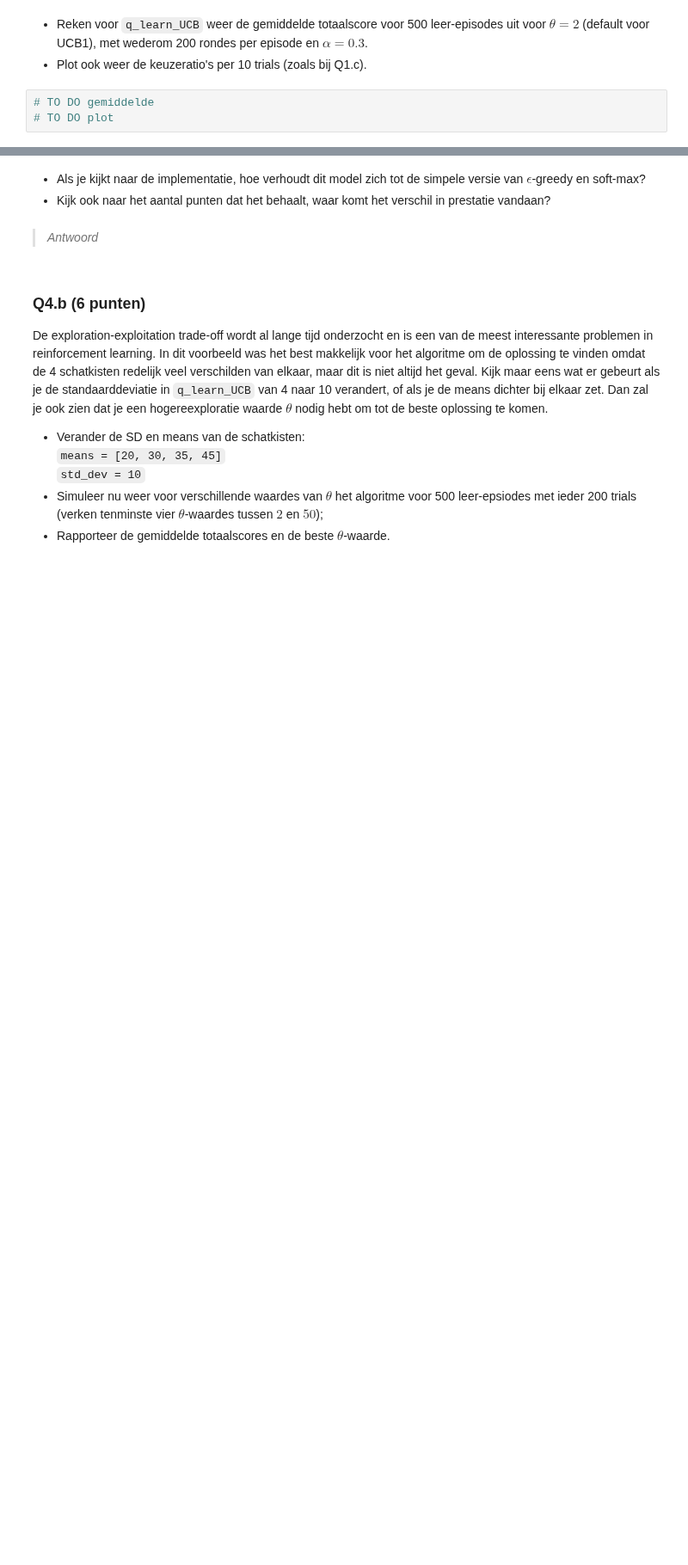
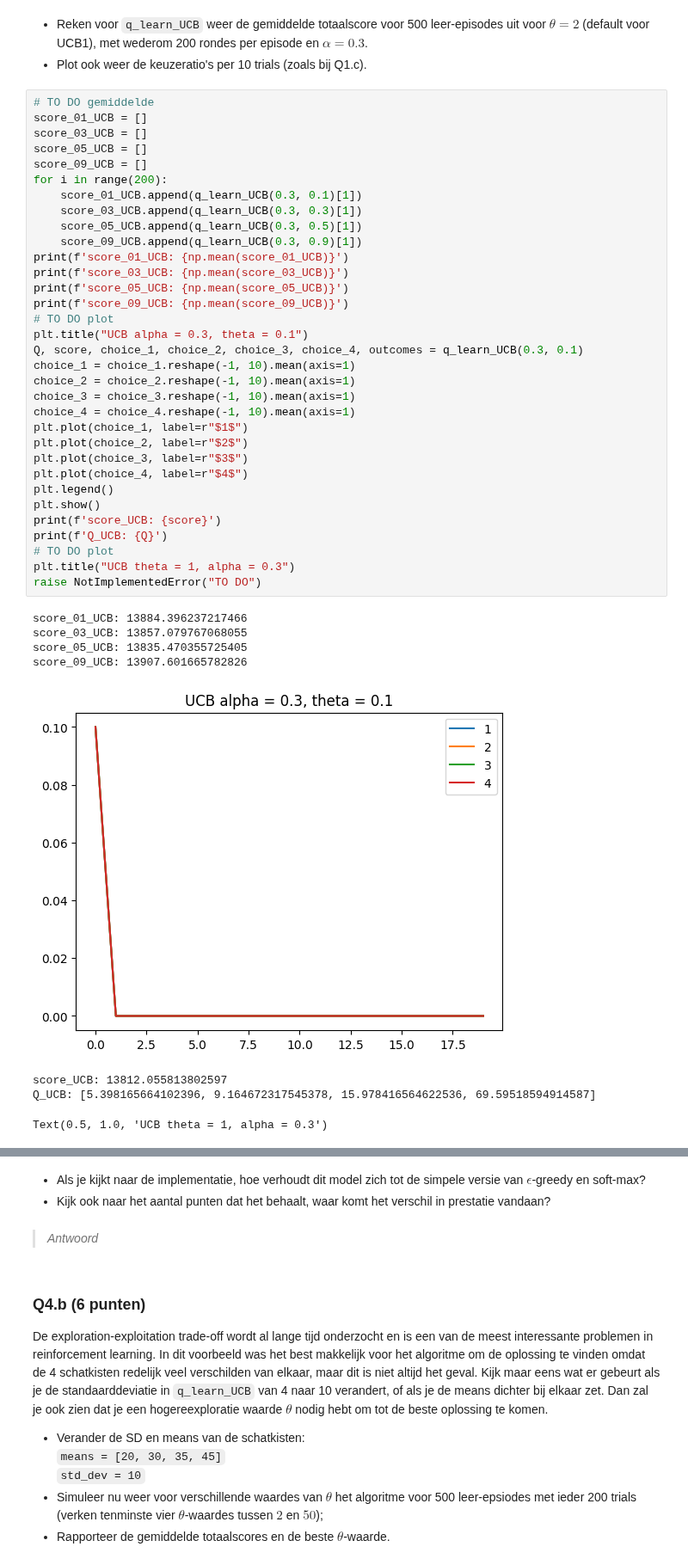
Before and after one commit to YorbenKoolhaas/cogmod, a Jupyter notebook: hw2/Assignment_2.ipynb, the cells around one changed output, grey strips where cells are left out. Shown at 86% size. Cells and saved outputs as stored; diff of their text form; blank space fills up the shorter version.

```diff
--- a/hw2/Assignment_2.ipynb
+++ b/hw2/Assignment_2.ipynb
@@ -753,6 +861,45 @@ def q_learn_UCB(alpha, theta, trials=200):
 # %% [markdown]
 * Reken voor `q_learn_UCB` weer de gemiddelde totaalscore voor 500 leer-episodes uit voor $\theta = 2$ (default voor UCB1), met wederom 200 rondes per episode en $\alpha = 0.3$.
 * Plot ook weer de keuzeratio's per 10 trials (zoals bij Q1.c).
-# %%
-# TO DO gemiddelde
-# TO DO plot
+# %%
+# TO DO gemiddelde
+score_01_UCB = []
+score_03_UCB = []
+score_05_UCB = []
+score_09_UCB = []
+for i in range(200):
+    score_01_UCB.append(q_learn_UCB(0.3, 0.1)[1])
+    score_03_UCB.append(q_learn_UCB(0.3, 0.3)[1])
+    score_05_UCB.append(q_learn_UCB(0.3, 0.5)[1])
+    score_09_UCB.append(q_learn_UCB(0.3, 0.9)[1])
+print(f'score_01_UCB: {np.mean(score_01_UCB)}')
+print(f'score_03_UCB: {np.mean(score_03_UCB)}')
+print(f'score_05_UCB: {np.mean(score_05_UCB)}')
+print(f'score_09_UCB: {np.mean(score_09_UCB)}')
+# TO DO plot
+plt.title("UCB alpha = 0.3, theta = 0.1")
+Q, score, choice_1, choice_2, choice_3, choice_4, outcomes = q_learn_UCB(0.3, 0.1)
+choice_1 = choice_1.reshape(-1, 10).mean(axis=1)
+choice_2 = choice_2.reshape(-1, 10).mean(axis=1)
+choice_3 = choice_3.reshape(-1, 10).mean(axis=1)
+choice_4 = choice_4.reshape(-1, 10).mean(axis=1)
+plt.plot(choice_1, label=r"$1$")
+plt.plot(choice_2, label=r"$2$")
+plt.plot(choice_3, label=r"$3$")
+plt.plot(choice_4, label=r"$4$")
+plt.legend()
+plt.show()
+print(f'score_UCB: {score}')
+print(f'Q_UCB: {Q}')
+# TO DO plot
+plt.title("UCB theta = 1, alpha = 0.3")
+raise NotImplementedError("TO DO")
+# %% [output]
+score_01_UCB: 13884.396237217466
+score_03_UCB: 13857.079767068055
+score_05_UCB: 13835.470355725405
+score_09_UCB: 13907.601665782826
+[figure, added]
+score_UCB: 13812.055813802597
+Q_UCB: [5.398165664102396, 9.164672317545378, 15.978416564622536, 69.59518594914587]
+Text(0.5, 1.0, 'UCB theta = 1, alpha = 0.3')
```
Also changed, not shown: parts of 22 cells of this notebook.
